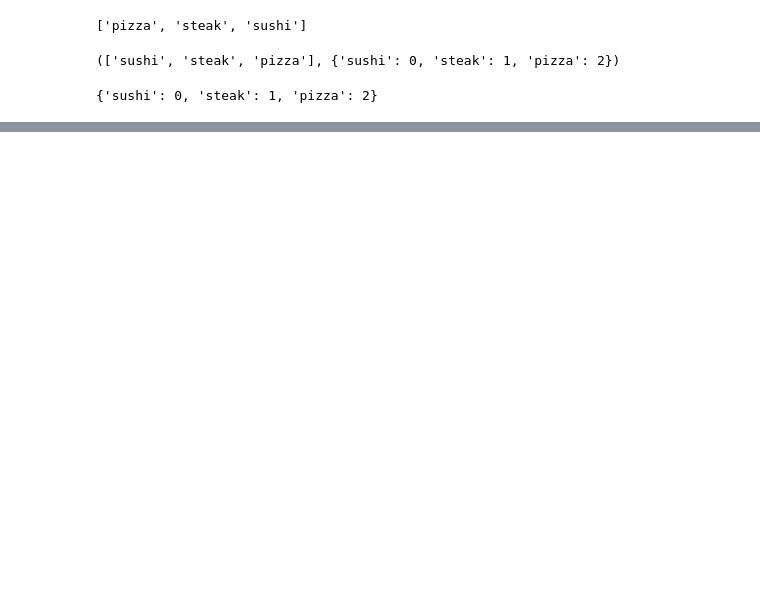
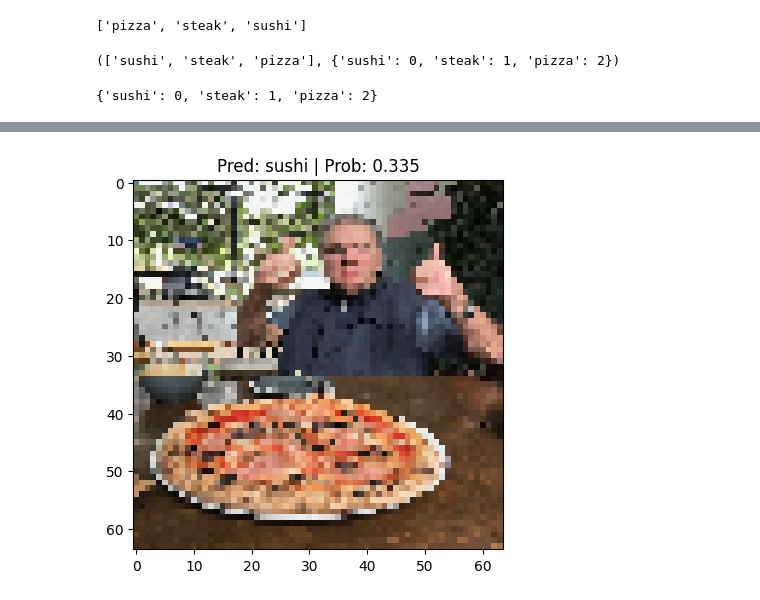
Before and after one commit to zxcasd945/Pytorchcolab, a Jupyter notebook: 04_PyTorch_Custom_Datasets.ipynb, the cells around one changed output, grey strips where cells are left out. Drawn from its saved outputs; the diff is of its cells as text; code cells hidden in the pictures; blank space fills up the shorter version.

```diff
--- a/04_PyTorch_Custom_Datasets.ipynb
+++ b/04_PyTorch_Custom_Datasets.ipynb
@@ -551,0 +656,20 @@ plot_loss_curves(model_0_results)
+# %%
+import torchvision
+
+# Read in custom image
+custom_image_uint8 = torchvision.io.read_image(str(custom_image_path))
+
+# Print out image data
+print(f"Custom image tensor:\n{custom_image_uint8}\n")
+print(f"Custom image shape: {custom_image_uint8.shape}\n")
+print(f"Custom image dtype: {custom_image_uint8.dtype}")
+
+custom_image = custom_image_uint8.type(torch.float32)
+custom_image.shape
+# %%
+custom_image=custom_image_uint8.type(torch.float32)
+custom_image = custom_image/255
+custom_image_transform = transforms.Compose([transforms.Resize((64,64))])
+custom_image_transformed = custom_image_transform(custom_image)
+custom_image_transformed.shape
+custom_image
@@ -551,0 +694,27 @@ plot_loss_curves(model_0_results)
+# %%
+model_1=TinyVGG(input_shape=3,
+                hidden_units=10,
+                output_shape=len(class_names)).to(device)
+
+model_1.eval()
+with torch.inference_mode():
+  custom_image_pred = model_1(custom_image_transformed.unsqueeze(dim=0).to(device))
+#logits to probs
+
+custom_image_pred_probs = torch.softmax(custom_image_pred,dim=1)
+
+#probs to label
+
+custom_image_pred_label = torch.argmax(custom_image_pred_probs, dim=1)
+
+custom_image_pred_class = class_names[custom_image_pred_label.cpu()]
+
+plt.imshow(custom_image_transformed.squeeze().permute(1, 2, 0)) # make sure it's the right size for matplotlib
+
+
+title = f"Pred: {class_names[custom_image_pred_label.cpu()]} | Prob: {custom_image_pred_probs.max().cpu():.3f}"
+
+
+plt.title(title);
+# %% [output]
+[figure, added]
```
Also changed, not shown: parts of 18 cells of this notebook.
